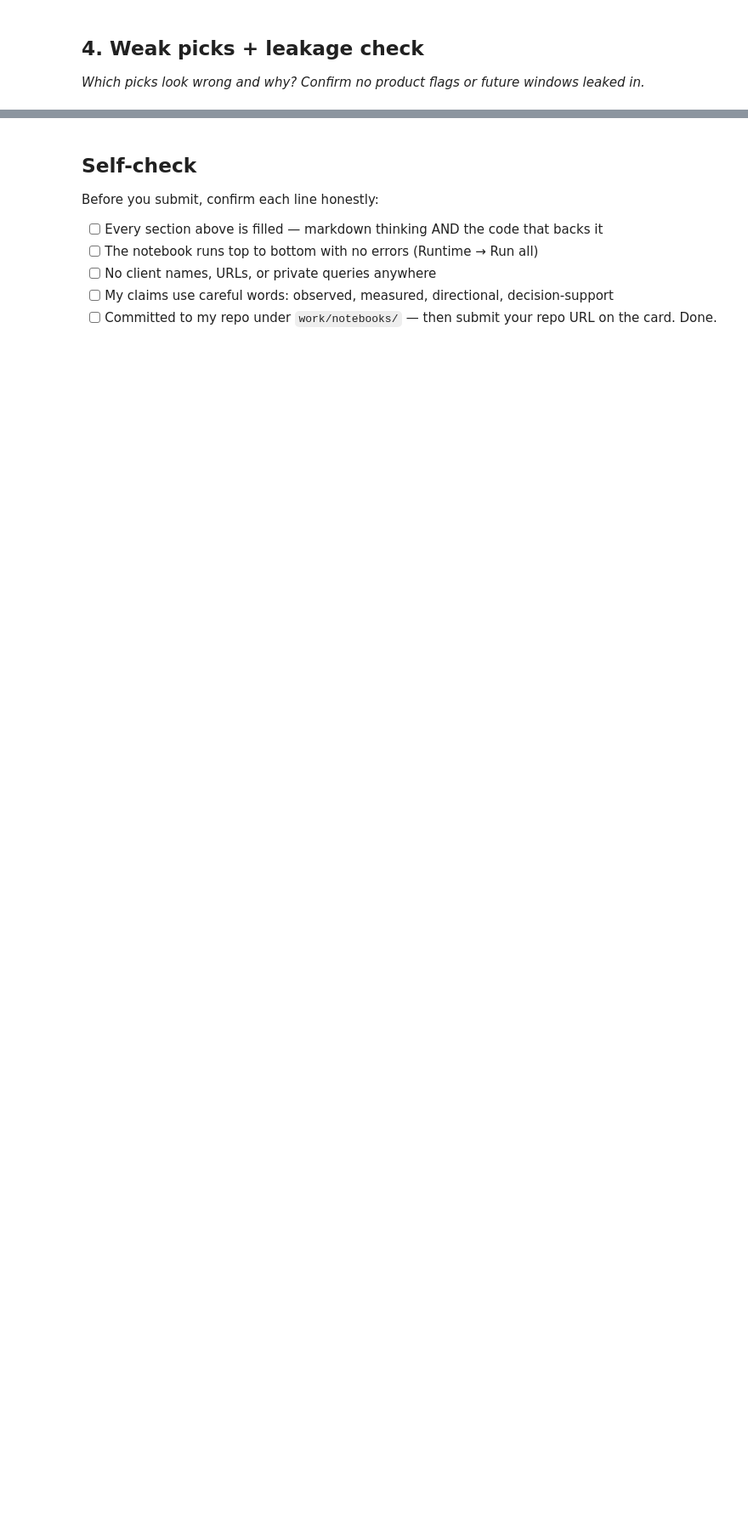
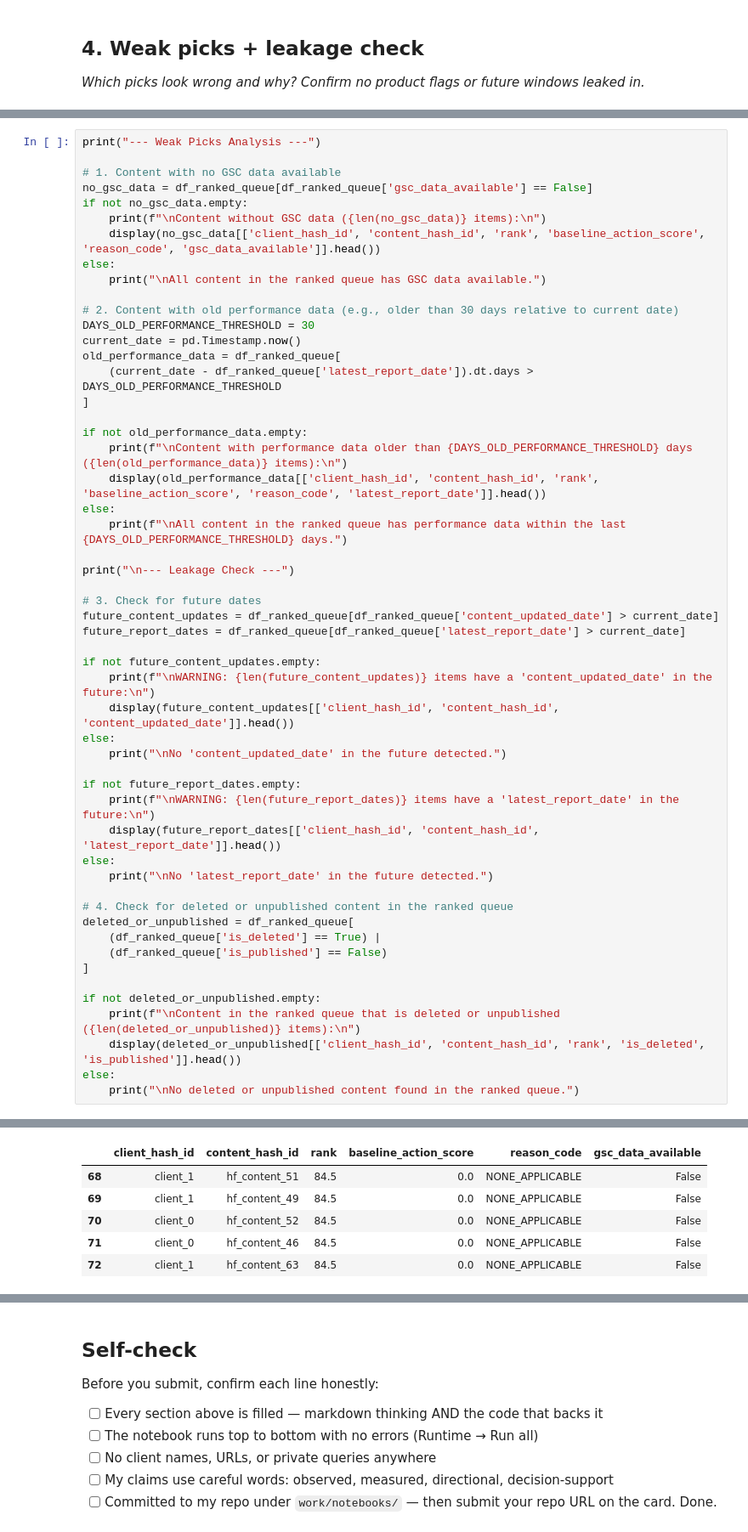
Before and after one commit to Basmala9100/flyrank_intern, a Jupyter notebook: work/notebooks/w04_baseline_score.ipynb, the cells around one changed output, grey strips where cells are left out. Shown at 85% size. Drawn from its saved outputs; the diff is of its cells as text; blank space fills up the shorter version.

```diff
--- a/work/notebooks/w04_baseline_score.ipynb
+++ b/work/notebooks/w04_baseline_score.ipynb
@@ -279,0 +394,54 @@ NameError: name 'df_ranked_queue' is not defined
+# %%
+print("--- Weak Picks Analysis ---")
+
+# 1. Content with no GSC data available
+no_gsc_data = df_ranked_queue[df_ranked_queue['gsc_data_available'] == False]
+if not no_gsc_data.empty:
+    print(f"\nContent without GSC data ({len(no_gsc_data)} items):\n")
+    display(no_gsc_data[['client_hash_id', 'content_hash_id', 'rank', 'baseline_action_score', 'reason_code', 'gsc_data_available']].head())
+else:
+    print("\nAll content in the ranked queue has GSC data available.")
+
+# 2. Content with old performance data (e.g., older than 30 days relative to current date)
+DAYS_OLD_PERFORMANCE_THRESHOLD = 30
+current_date = pd.Timestamp.now()
+old_performance_data = df_ranked_queue[
+    (current_date - df_ranked_queue['latest_report_date']).dt.days > DAYS_OLD_PERFORMANCE_THRESHOLD
+]
+
+if not old_performance_data.empty:
+    print(f"\nContent with performance data older than {DAYS_OLD_PERFORMANCE_THRESHOLD} days ({len(old_performance_data)} items):\n")
+    display(old_performance_data[['client_hash_id', 'content_hash_id', 'rank', 'baseline_action_score', 'reason_code', 'latest_report_date']].head())
+else:
+    print(f"\nAll content in the ranked queue has performance data within the last {DAYS_OLD_PERFORMANCE_THRESHOLD} days.")
+
+print("\n--- Leakage Check ---")
+
+# 3. Check for future dates
+future_content_updates = df_ranked_queue[df_ranked_queue['content_updated_date'] > current_date]
+future_report_dates = df_ranked_queue[df_ranked_queue['latest_report_date'] > current_date]
+
+if not future_content_updates.empty:
+    print(f"\nWARNING: {len(future_content_updates)} items have a 'content_updated_date' in the future:\n")
+    display(future_content_updates[['client_hash_id', 'content_hash_id', 'content_updated_date']].head())
+else:
+    print("\nNo 'content_updated_date' in the future detected.")
+
+if not future_report_dates.empty:
+    print(f"\nWARNING: {len(future_report_dates)} items have a 'latest_report_date' in the future:\n")
+    display(future_report_dates[['client_hash_id', 'content_hash_id', 'latest_report_date']].head())
+else:
+    print("\nNo 'latest_report_date' in the future detected.")
+
+# 4. Check for deleted or unpublished content in the ranked queue
+deleted_or_unpublished = df_ranked_queue[
+    (df_ranked_queue['is_deleted'] == True) |
+    (df_ranked_queue['is_published'] == False)
+]
+
+if not deleted_or_unpublished.empty:
+    print(f"\nContent in the ranked queue that is deleted or unpublished ({len(deleted_or_unpublished)} items):\n")
+    display(deleted_or_unpublished[['client_hash_id', 'content_hash_id', 'rank', 'is_deleted', 'is_published']].head())
+else:
+    print("\nNo deleted or unpublished content found in the ranked queue.")
+# %% [output]
@@ -279,0 +451,6 @@ NameError: name 'df_ranked_queue' is not defined
+|  | client_hash_id | content_hash_id | rank | baseline_action_score | reason_code | gsc_data_available |
+| 68 | client_1 | hf_content_51 | 84.5 | 0.0 | NONE_APPLICABLE | False |
+| 69 | client_1 | hf_content_49 | 84.5 | 0.0 | NONE_APPLICABLE | False |
+| 70 | client_0 | hf_content_52 | 84.5 | 0.0 | NONE_APPLICABLE | False |
+| 71 | client_0 | hf_content_46 | 84.5 | 0.0 | NONE_APPLICABLE | False |
+| 72 | client_1 | hf_content_63 | 84.5 | 0.0 | NONE_APPLICABLE | False |
```
Also changed, not shown: parts of 8 cells of this notebook.
